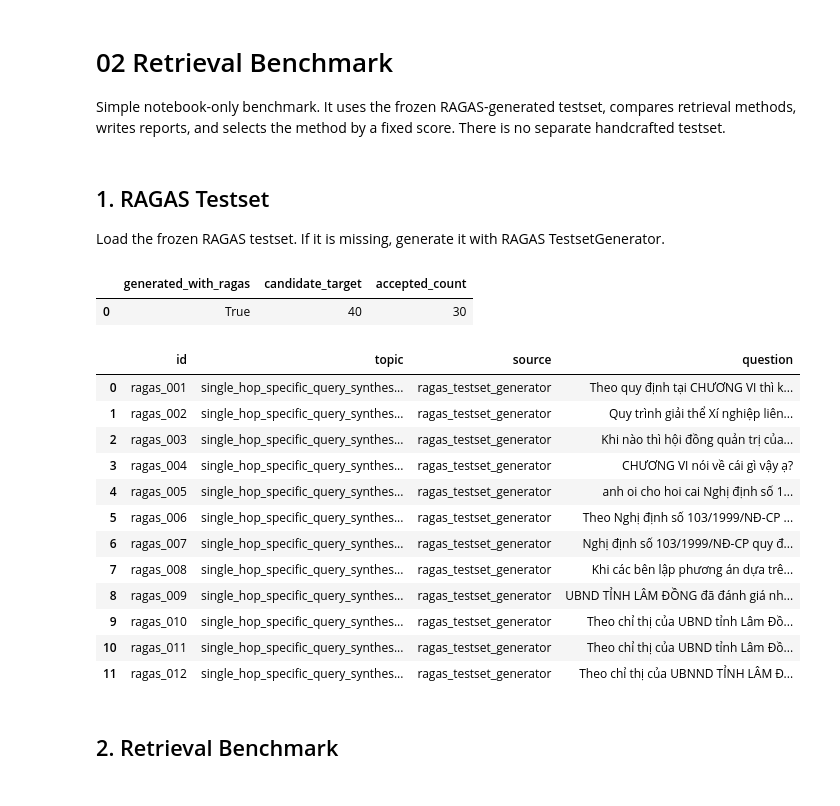
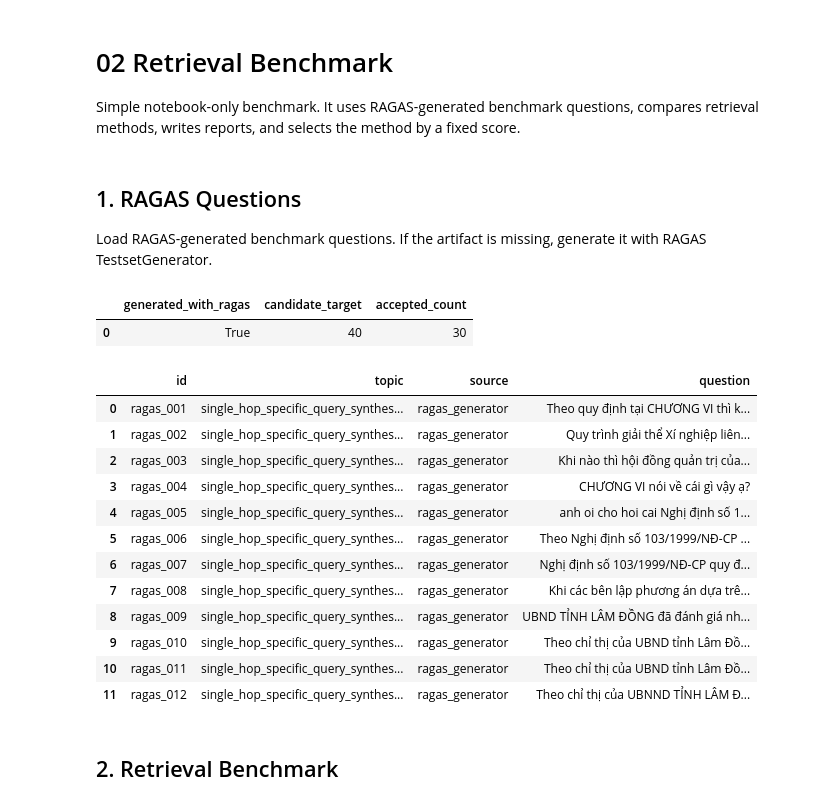
Before and after one commit to king14052004-crypto/vietnamese-legal-rag, a Jupyter notebook: notebooks/02_retrieval_experiments.ipynb, the cells around one changed output. Saved outputs shown, nothing was run; the diff lists cells and outputs as text; code cells hidden in the pictures.

Commit message:
Rename RAGAS benchmark artifacts

```diff
--- a/notebooks/02_retrieval_experiments.ipynb
+++ b/notebooks/02_retrieval_experiments.ipynb
@@ -1,7 +1,7 @@
 # %% [markdown]
 # 02 Retrieval Benchmark
 
-Simple notebook-only benchmark. It uses the frozen RAGAS-generated testset, compares retrieval methods, writes reports, and selects the method by a fixed score. There is no separate handcrafted testset.
+Simple notebook-only benchmark. It uses RAGAS-generated benchmark questions, compares retrieval methods, writes reports, and selects the method by a fixed score.
 # %%
 
 from pathlib import Path
@@ -34,8 +34,8 @@ from src.data.schema import SearchResult
 CORPUS_PATH = PROJECT_ROOT / "data/processed/labor_corpus.jsonl"
 REPORTS_DIR = PROJECT_ROOT / "reports"
 FIGURES_DIR = REPORTS_DIR / "figures"
-RAGAS_TESTSET_JSON = REPORTS_DIR / "ragas_testset.json"
-RAGAS_TESTSET_MD = REPORTS_DIR / "ragas_testset.md"
+RAGAS_QUESTIONS_JSON = REPORTS_DIR / "ragas_questions.json"
+RAGAS_QUESTIONS_MD = REPORTS_DIR / "ragas_questions.md"
 RETRIEVAL_JSON = REPORTS_DIR / "retrieval_evaluation.json"
 RETRIEVAL_MD = REPORTS_DIR / "retrieval_evaluation.md"
 RAG_ANSWERS_JSON = REPORTS_DIR / "rag_answers.json"
@@ -69,28 +69,28 @@ def gemini_keys():
     return keys
 
 
-def load_ragas_testset():
-    if not RAGAS_TESTSET_JSON.exists():
-        raise FileNotFoundError("Missing reports/ragas_testset.json. Run the RAGAS TestsetGenerator cell first.")
-    payload = json.loads(RAGAS_TESTSET_JSON.read_text(encoding="utf-8"))
+def load_ragas_questions():
+    if not RAGAS_QUESTIONS_JSON.exists():
+        raise FileNotFoundError("Missing reports/ragas_questions.json. Run the RAGAS TestsetGenerator cell first.")
+    payload = json.loads(RAGAS_QUESTIONS_JSON.read_text(encoding="utf-8"))
     if not payload.get("generated_with_ragas"):
-        raise ValueError("reports/ragas_testset.json must come from RAGAS TestsetGenerator.")
+        raise ValueError("reports/ragas_questions.json must come from RAGAS TestsetGenerator.")
     items = payload.get("items") or []
     if len(items) < 30:
-        raise ValueError("RAGAS testset must contain at least 30 accepted questions.")
+        raise ValueError("RAGAS benchmark must contain at least 30 accepted questions.")
     return payload, items
 
 
-def save_ragas_testset(items):
+def save_ragas_questions(items):
     payload = {
         "generated_with_ragas": True,
         "candidate_target": 40,
         "accepted_count": len(items),
         "items": items,
     }
-    RAGAS_TESTSET_JSON.write_text(json.dumps(payload, ensure_ascii=False, indent=2), encoding="utf-8")
+    RAGAS_QUESTIONS_JSON.write_text(json.dumps(payload, ensure_ascii=False, indent=2), encoding="utf-8")
     lines = [
-        "# RAGAS Testset",
+        "# RAGAS Questions",
         "",
         "- Generated with RAGAS TestsetGenerator: `True`",
         f"- Accepted questions: `{len(items)}`",
@@ -100,7 +100,7 @@ def save_ragas_testset(items):
     ]
     for item in items:
         lines.append(f"| {item['id']} | {item['topic']} | {item['source']} | {item['question']} |")
-    RAGAS_TESTSET_MD.write_text("\n".join(lines) + "\n", encoding="utf-8")
+    RAGAS_QUESTIONS_MD.write_text("\n".join(lines) + "\n", encoding="utf-8")
     return payload
 
 
@@ -113,15 +113,15 @@ def sanitize(value):
         return None
     return value
 # %% [markdown]
-## 1. RAGAS Testset
+## 1. RAGAS Questions
 
-Load the frozen RAGAS testset. If it is missing, generate it with RAGAS TestsetGenerator.
+Load RAGAS-generated benchmark questions. If the artifact is missing, generate it with RAGAS TestsetGenerator.
 # %%
 
-def generate_ragas_testset():
+def generate_ragas_questions():
     keys = gemini_keys()
     if not keys:
-        raise RuntimeError("Gemini key is required to generate a RAGAS testset.")
+        raise RuntimeError("Gemini key is required to generate RAGAS benchmark questions.")
     os.environ.setdefault("GOOGLE_API_KEY", keys[0])
 
     from langchain_core.documents import Document
@@ -147,14 +147,14 @@ def generate_ragas_testset():
         Persona(name="LegalAdvisor", role_description="A legal advisor reviewing labor-law questions."),
     ]
     generator = TestsetGenerator(llm=llm, embedding_model=embeddings, persona_list=personas, llm_context=llm_context)
-    testset = generator.generate_with_langchain_docs(
+    generated = generator.generate_with_langchain_docs(
         source_docs,
         testset_size=40,
         query_distribution=[(SingleHopSpecificQuerySynthesizer(llm=llm, llm_context=llm_context), 1.0)],
         raise_exceptions=False,
     )
     rows = []
-    for idx, row in testset.to_pandas().iterrows():
+    for idx, row in generated.to_pandas().iterrows():
         question = str(row.get("user_input") or row.get("question") or "").strip()
         reference = str(row.get("reference") or row.get("reference_contexts") or "").strip()
         if question and len(question.split()) >= 5:
@@ -163,38 +163,38 @@ def generate_ragas_testset():
                 "question": question,
                 "reference": reference or question,
                 "topic": str(row.get("synthesizer_name") or "ragas_generated"),
-                "source": "ragas_testset_generator",
+                "source": "ragas_generator",
             })
     if len(rows) < 30:
         raise RuntimeError(f"RAGAS generated only {len(rows)} valid questions.")
-    return save_ragas_testset(rows[:30]), rows[:30]
+    return save_ragas_questions(rows[:30]), rows[:30]
 
 
 try:
-    testset_meta, testset = load_ragas_testset()
+    question_meta, questions = load_ragas_questions()
 except FileNotFoundError:
-    testset_meta, testset = generate_ragas_testset()
+    question_meta, questions = generate_ragas_questions()
 
-pd.DataFrame([{k: testset_meta.get(k) for k in ["generated_with_ragas", "candidate_target", "accepted_count"]}])
+pd.DataFrame([{k: question_meta.get(k) for k in ["generated_with_ragas", "candidate_target", "accepted_count"]}])
 # %% [output]
 |  | generated_with_ragas | candidate_target | accepted_count |
 | 0 | True | 40 | 30 |
 # %%
-pd.DataFrame(testset)[["id", "topic", "source", "question"]].head(12)
+pd.DataFrame(questions)[["id", "topic", "source", "question"]].head(12)
 # %% [output]
 |  | id | topic | source | question |
-| 0 | ragas_001 | single_hop_specific_query_synthes... | ragas_testset_generator | Theo quy định tại CHƯƠNG VI thì k... |
-| 1 | ragas_002 | single_hop_specific_query_synthes... | ragas_testset_generator | Quy trình giải thể Xí nghiệp liên... |
-| 2 | ragas_003 | single_hop_specific_query_synthes... | ragas_testset_generator | Khi nào thì hội đồng quản trị của... |
-| 3 | ragas_004 | single_hop_specific_query_synthes... | ragas_testset_generator | CHƯƠNG VI nói về cái gì vậy ạ? |
-| 4 | ragas_005 | single_hop_specific_query_synthes... | ragas_testset_generator | anh oi cho hoi cai Nghị định số 1... |
-| 5 | ragas_006 | single_hop_specific_query_synthes... | ragas_testset_generator | Theo Nghị định số 103/1999/NĐ-CP ... |
-| 6 | ragas_007 | single_hop_specific_query_synthes... | ragas_testset_generator | Nghị định số 103/1999/NĐ-CP quy đ... |
-| 7 | ragas_008 | single_hop_specific_query_synthes... | ragas_testset_generator | Khi các bên lập phương án dựa trê... |
-| 8 | ragas_009 | single_hop_specific_query_synthes... | ragas_testset_generator | UBND TỈNH LÂM ĐỒNG đã đánh giá nh... |
-| 9 | ragas_010 | single_hop_specific_query_synthes... | ragas_testset_generator | Theo chỉ thị của UBND tỉnh Lâm Đồ... |
-| 10 | ragas_011 | single_hop_specific_query_synthes... | ragas_testset_generator | Theo chỉ thị của UBND tỉnh Lâm Đồ... |
-| 11 | ragas_012 | single_hop_specific_query_synthes... | ragas_testset_generator | Theo chỉ thị của UBNND TỈNH LÂM Đ... |
+| 0 | ragas_001 | single_hop_specific_query_synthes... | ragas_generator | Theo quy định tại CHƯƠNG VI thì k... |
+| 1 | ragas_002 | single_hop_specific_query_synthes... | ragas_generator | Quy trình giải thể Xí nghiệp liên... |
+| 2 | ragas_003 | single_hop_specific_query_synthes... | ragas_generator | Khi nào thì hội đồng quản trị của... |
+| 3 | ragas_004 | single_hop_specific_query_synthes... | ragas_generator | CHƯƠNG VI nói về cái gì vậy ạ? |
+| 4 | ragas_005 | single_hop_specific_query_synthes... | ragas_generator | anh oi cho hoi cai Nghị định số 1... |
+| 5 | ragas_006 | single_hop_specific_query_synthes... | ragas_generator | Theo Nghị định số 103/1999/NĐ-CP ... |
+| 6 | ragas_007 | single_hop_specific_query_synthes... | ragas_generator | Nghị định số 103/1999/NĐ-CP quy đ... |
+| 7 | ragas_008 | single_hop_specific_query_synthes... | ragas_generator | Khi các bên lập phương án dựa trê... |
+| 8 | ragas_009 | single_hop_specific_query_synthes... | ragas_generator | UBND TỈNH LÂM ĐỒNG đã đánh giá nh... |
+| 9 | ragas_010 | single_hop_specific_query_synthes... | ragas_generator | Theo chỉ thị của UBND tỉnh Lâm Đồ... |
+| 10 | ragas_011 | single_hop_specific_query_synthes... | ragas_generator | Theo chỉ thị của UBND tỉnh Lâm Đồ... |
+| 11 | ragas_012 | single_hop_specific_query_synthes... | ragas_generator | Theo chỉ thị của UBNND TỈNH LÂM Đ... |
 # %% [markdown]
 ## 2. Retrieval Benchmark
 # %%
```
Also changed, not shown: parts of 2 cells of this notebook, 9 other files.
